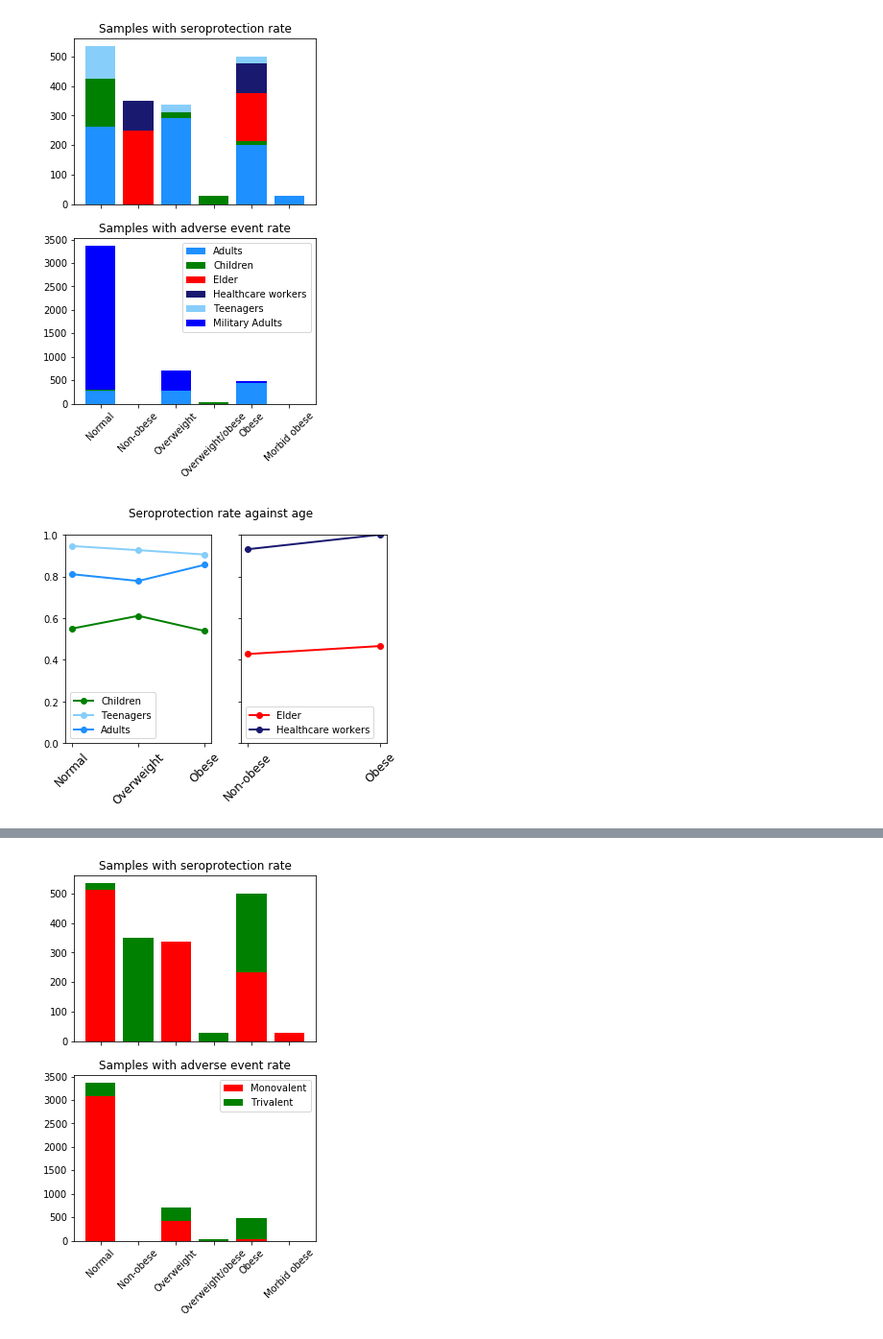
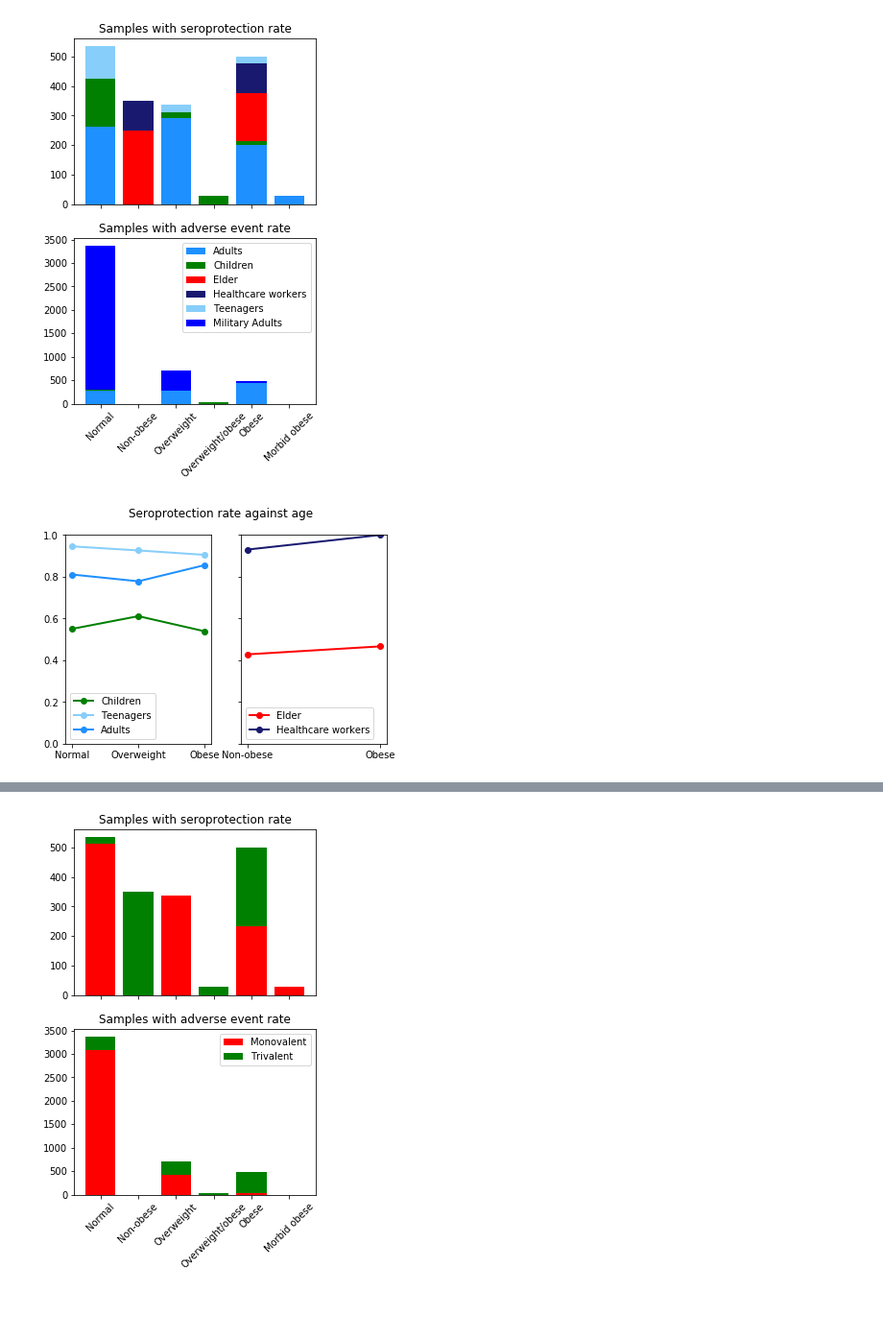
Before and after one commit to Takkoona/PUBL05022_Final, a Jupyter notebook: makePlots.ipynb, the cells around one changed output, grey strips where cells are left out. Shown: that part at 96% size. Drawn from its saved outputs; the diff is of its cells as text; code cells hidden in the pictures; blank space fills up the shorter version.

```diff
--- a/makePlots.ipynb
+++ b/makePlots.ipynb
@@ -151,33 +151,33 @@ weightAgeVSprotect = weightVSprotect[
 x_pos = np.arange(3)
 for i in ("Children", "Teenagers", "Adults"):
     subgroup = weightAgeVSprotect[weightAgeVSprotect["Subject"] == i]
     if subgroup.empty is False:
         subgroup = subgroup.set_index("Weight group").fillna(0)
         rate = subgroup["Seroprotection"] / subgroup["Sample size"]
         axes[0].plot(x_pos, rate, "-o", lw=2, label = i, color=ageColor[i])
 
 plt.sca(axes[0])
-plt.xticks(x_pos, subgroup.index.values, rotation=45, fontsize=12)
+plt.xticks(x_pos, subgroup.index.values)
 plt.legend()
 
 weightAgeVSprotect = weightVSprotect[
     (weightVSprotect["Weight group"] == "Non-obese") |
     (weightVSprotect["Weight group"] == "Obese")
 ]
 
 x_pos = np.arange(2)
 for i in ("Elder", "Healthcare workers"):
     subgroup = weightAgeVSprotect[weightAgeVSprotect["Subject"] == i]
     if subgroup.empty is False:
         subgroup = subgroup.set_index("Weight group").fillna(0)
         rate = subgroup["Seroprotection"] / subgroup["Sample size"]
         axes[1].plot(x_pos, rate, "-o", lw=2, label = i, color=ageColor[i])
 
 plt.sca(axes[1])
-plt.xticks(x_pos, subgroup.index.values, rotation=45, fontsize=12)
+plt.xticks(x_pos, subgroup.index.values)
 plt.legend()
 plt.ylim(0,1)
 plt.savefig(os.path.join(figurepath, "ageComparison.pdf"), bbox_inches="tight")
 plt.show()
 # %% [output]
-[figure, old version]
+[figure, new version]
```
Also changed, not shown: parts of 10 cells of this notebook, 8 other files.
